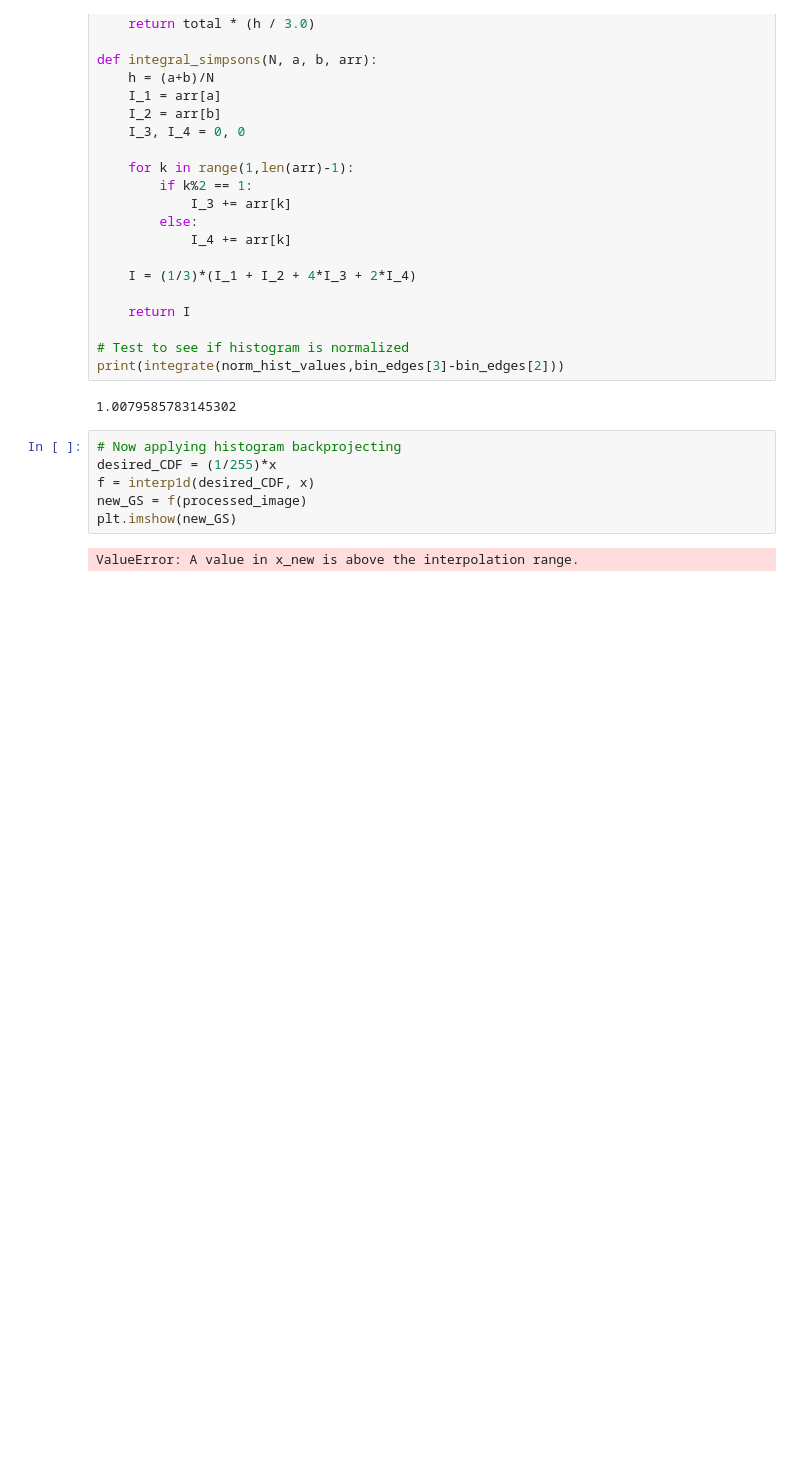
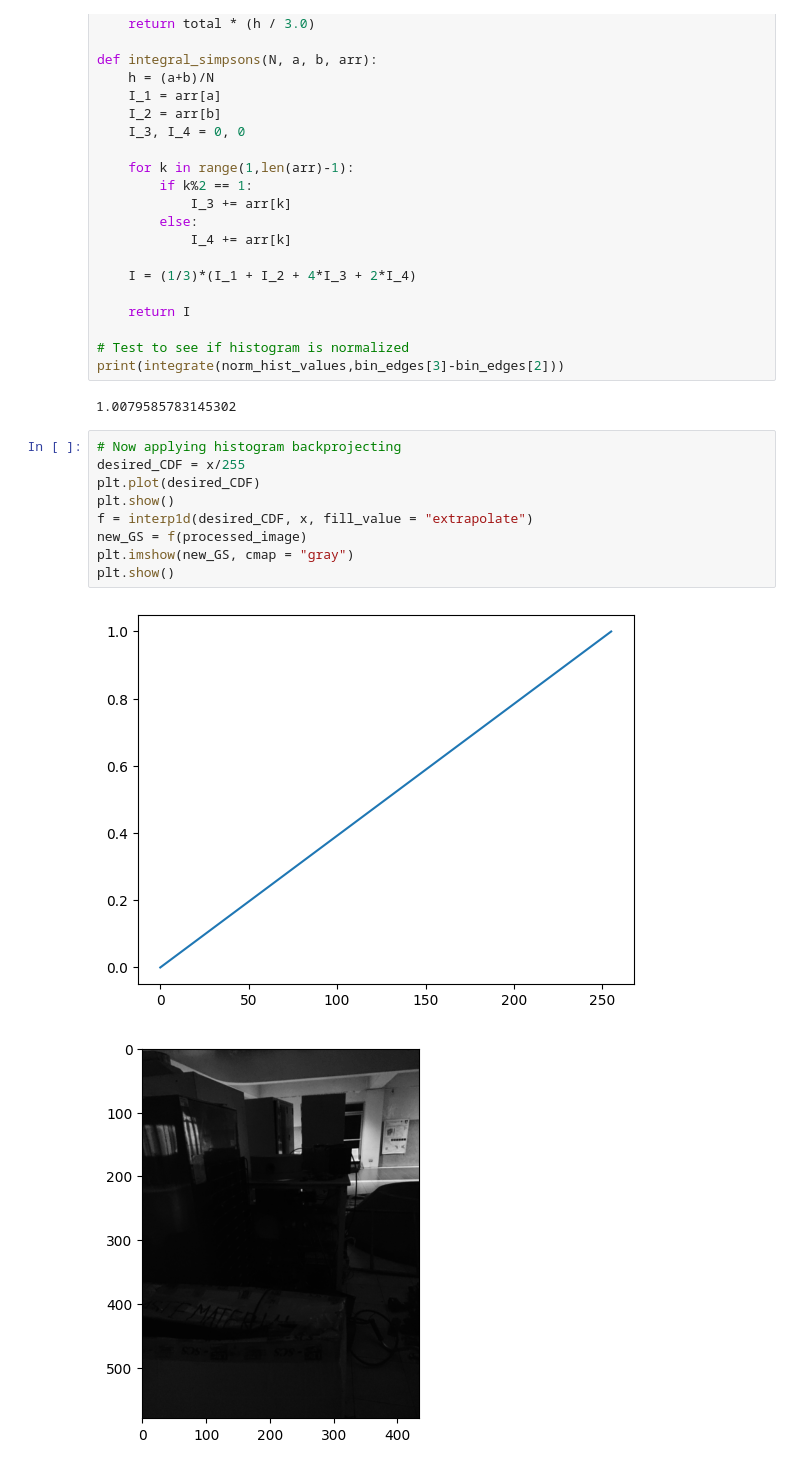
Before and after one commit to jclmaypa/MAYPA_AP-157-Submissions, a Jupyter notebook: Activity 1/Activity 1.ipynb, the cells around one changed output. Cells and saved outputs as stored; diff of their text form; blank space fills up the shorter version.

```diff
--- a/Activity 1/Activity 1.ipynb
+++ b/Activity 1/Activity 1.ipynb
@@ -332,9 +332,13 @@ print(integrate(norm_hist_values,bin_edges[3]-bin_edges[2]))
 1.0079585783145302
 # %%
 # Now applying histogram backprojecting
-desired_CDF = (1/255)*x
-f = interp1d(desired_CDF, x)
+desired_CDF = x/255
+plt.plot(desired_CDF)
+plt.show()
+f = interp1d(desired_CDF, x, fill_value = "extrapolate")
 new_GS = f(processed_image)
-plt.imshow(new_GS)
+plt.imshow(new_GS, cmap = "gray")
+plt.show()
 # %% [output]
-ValueError: A value in x_new is above the interpolation range.
+[figure, added]
+[figure, added]
```
Also changed, not shown: parts of 1 cell of this notebook.
